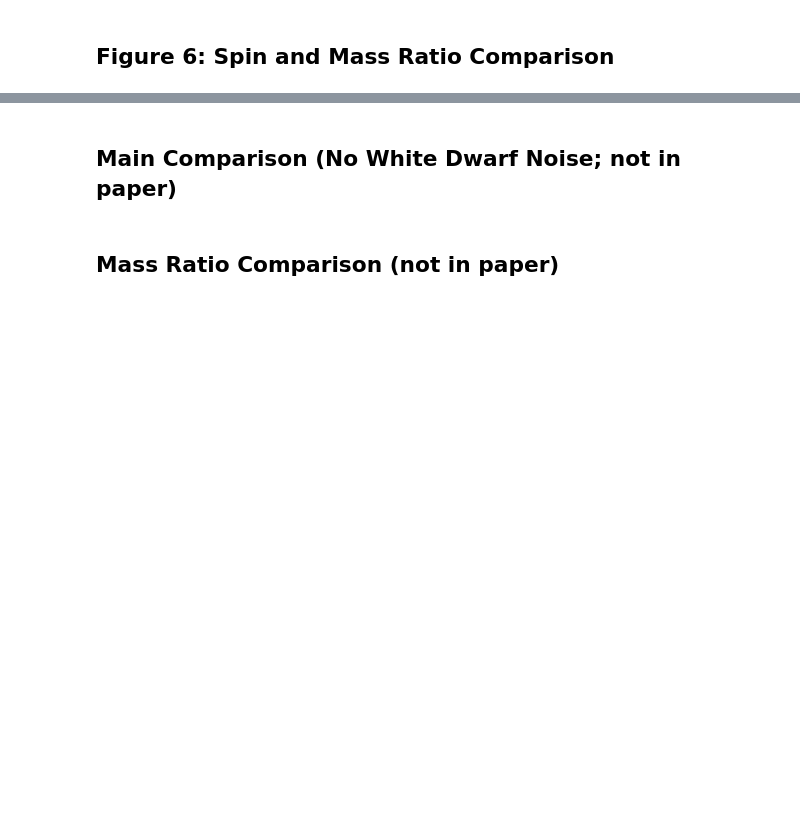
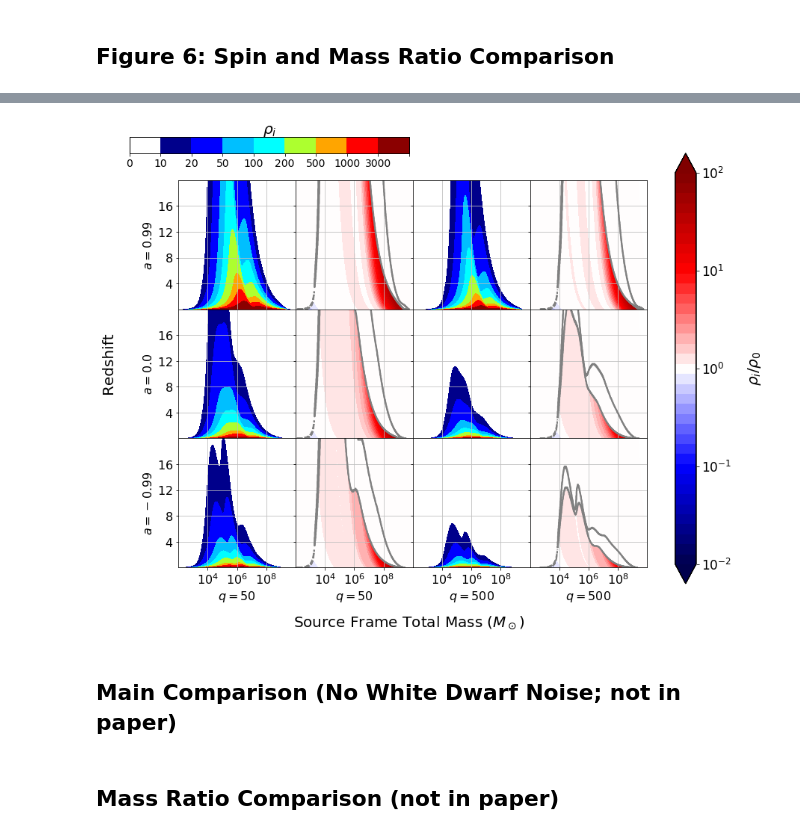
Before and after one commit to mikekatz04/BOWIE, a Jupyter notebook: notebooks/paper_plots.ipynb, the cells around one changed output, grey strips where cells are left out. Cells and saved outputs as stored; diff of their text form; code cells hidden in the pictures; blank space fills up the shorter version.

```diff
--- a/notebooks/paper_plots.ipynb
+++ b/notebooks/paper_plots.ipynb
@@ -588,7 +601,7 @@ spin_mass_plot = {
     "WORKING_DIRECTORY": "paper_data",
 
     "save_figure":True,
-    "output_path": "../plot_outputs/spin_mass_ratio_comp_wd.png",
+    "output_path": "plot_outputs/spin_mass_ratio_comp_wd.png",
 
 
     "SNR_CUT": 5.0,
@@ -642,7 +655,7 @@ spin_mass_plot = {
     "1":{
         "file":[
             {"name":"q50_s99.hdf5",
-             "label":"CL_wd_all"}
+             "label":"CLLF_wd_all"}
             ],
         "type": "Ratio",
 
@@ -655,7 +668,7 @@ spin_mass_plot = {
     "3":{
         "file":[
             {"name":"q500_s99.hdf5",
-             "label":"CL_wd_all"}
+             "label":"CLLF_wd_all"}
             ],
         "type": "Ratio",
         "control":
@@ -692,7 +705,7 @@ spin_mass_plot = {
     "5":{
         "file":[
             {"name":"q50_s0.hdf5",
-             "label":"CL_wd_all"}
+             "label":"CLLF_wd_all"}
             ],
         "type": "Ratio",
         "control":
@@ -703,7 +716,7 @@ spin_mass_plot = {
     "7":{
         "file":[
             {"name":"q500_s0.hdf5",
-             "label":"CL_wd_all"}
+             "label":"CLLF_wd_all"}
             ],
         "type": "Ratio",
         "control":
@@ -741,7 +754,7 @@ spin_mass_plot = {
     "9":{
         "file":[
             {"name":"q50_sn99.hdf5",
-             "label":"CL_wd_all"}
+             "label":"CLLF_wd_all"}
             ],
         "type": "Ratio",
         "label":
@@ -754,34 +767,36 @@ spin_mass_plot = {
     "11":{
         "file":[
             {"name":"q500_sn99.hdf5",
-             "label":"CL_wd_all"}
+             "label":"CLLF_wd_all"}
             ],
         "type": "Ratio",
         "label":
             {"xlabel": r"$q=500$","xlabel_fontsize":16},
         "control":
             {"name":"q500_sn99.hdf5",
              "label":"PL_wd_all"}
 
         },
     "10":{
         "file":[
             {"name":"q500_sn99.hdf5",
              "label":"PL_wd_all"}
             ],
         "type": "Waterfall",
         "label":
             {"xlabel": r"$q=500$","xlabel_fontsize":16},
         "control":
             {"name":"q50_sn99.hdf5",
              "label":"PL_wd_all"}
 
         }
     }
 }
 
 
 plot_main(spin_mass_plot)
+# %% [output]
+[figure, added]
 # %% [markdown]
 ## Main Comparison (No White Dwarf Noise; not in paper)
 # %%
```
Also changed, not shown: parts of 12 cells of this notebook, 1 other file.
